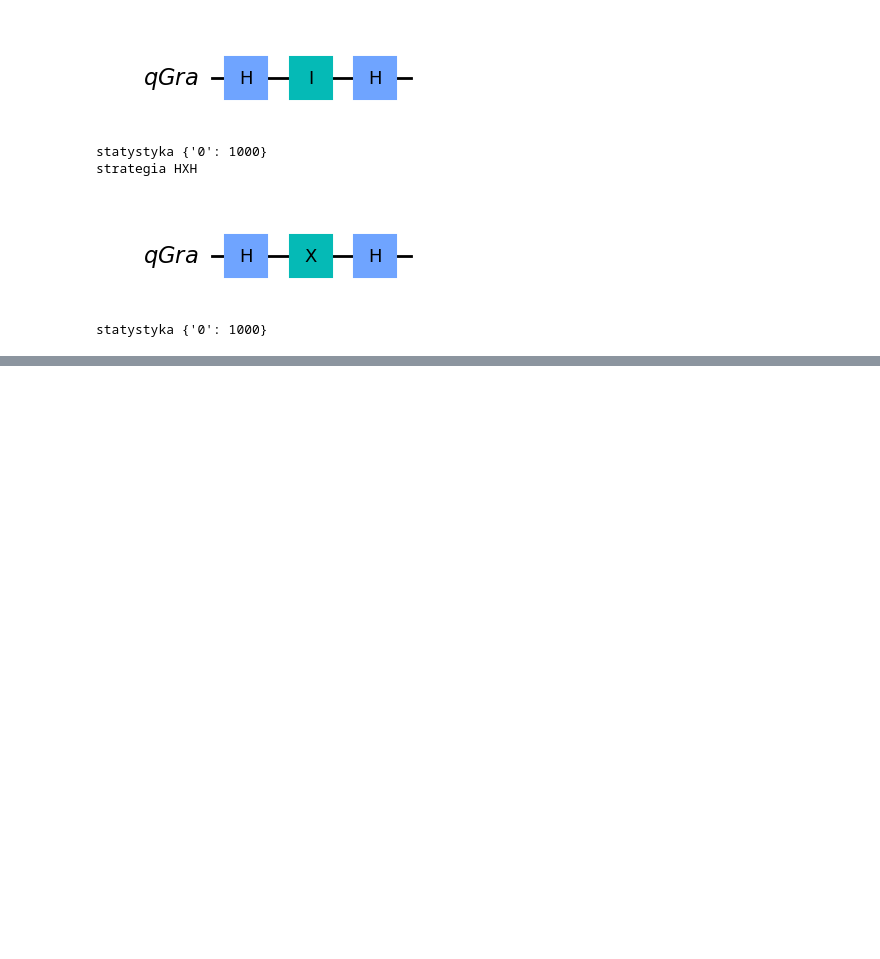
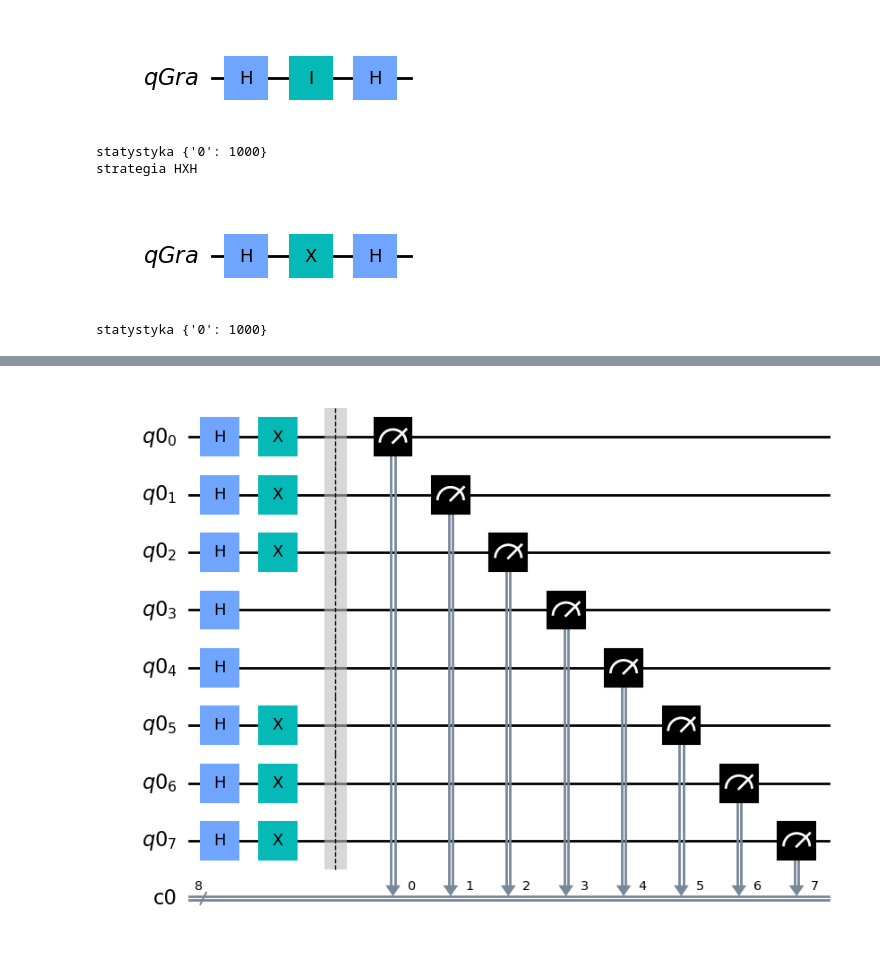
Before and after one commit to sebkaz-teaching/intro_to_qml, a Jupyter notebook: cwiczenia/cw3.ipynb, the cells around one changed output, grey strips where cells are left out. Cells and saved outputs as stored; diff of their text form; code cells hidden in the pictures; blank space fills up the shorter version.

```diff
--- a/cwiczenia/cw3.ipynb
+++ b/cwiczenia/cw3.ipynb
@@ -136,0 +162,5 @@ statystyka {'0': 1000}
+# %%
+# generator liczb losowych
+from random import randrange
+for i in range(10):
+    print(randrange(10))
@@ -136,0 +178,20 @@ statystyka {'0': 1000}
+# %%
+# LOSOWY BAJT
+from qiskit import QuantumCircuit, QuantumRegister, ClassicalRegister, execute, Aer
+q = QuantumRegister(8)
+c = ClassicalRegister(8)
+
+qc = QuantumCircuit(q,c)
+# tutaj kod losowania
+qc.h(q)
+losowe = []
+for i in range(8):
+    if randrange(2) == 0:
+        qc.x(q[i])
+        losowe.append(i)
+
+qc.barrier()
+qc.measure(q,c)
+qc.draw('mpl')
+# %% [output]
+[figure, added]
```
Also changed, not shown: parts of 31 cells of this notebook, 58 other files.
